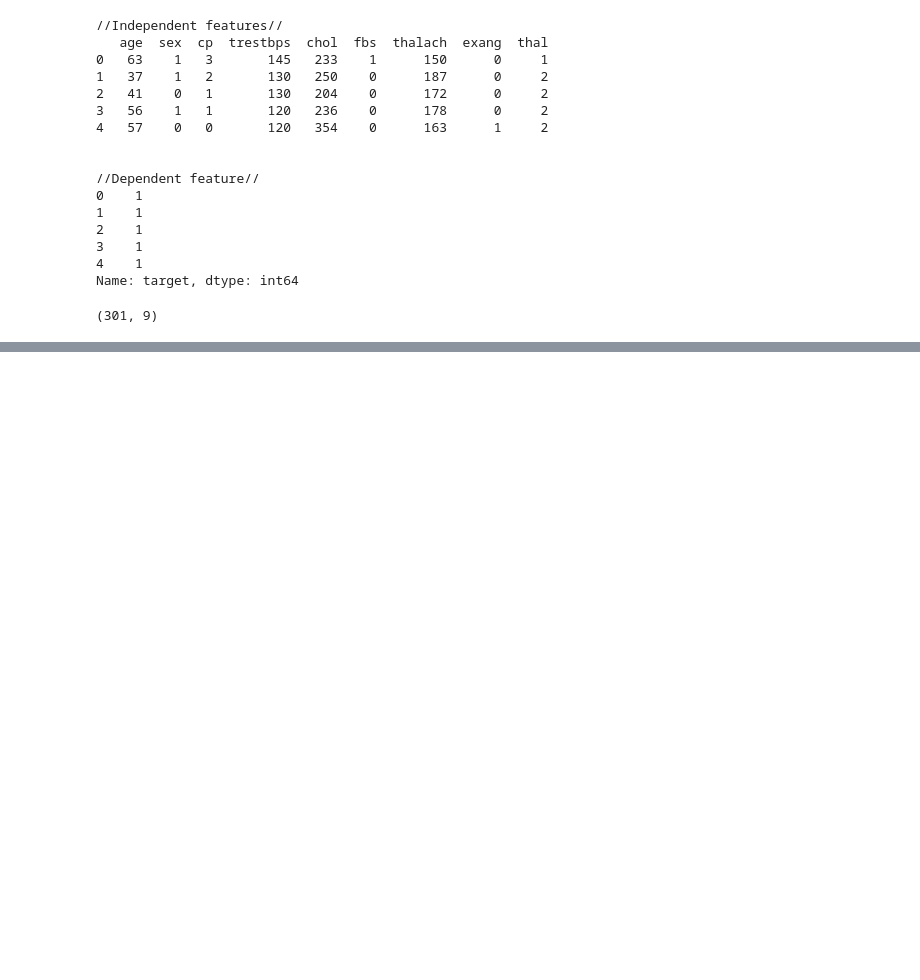
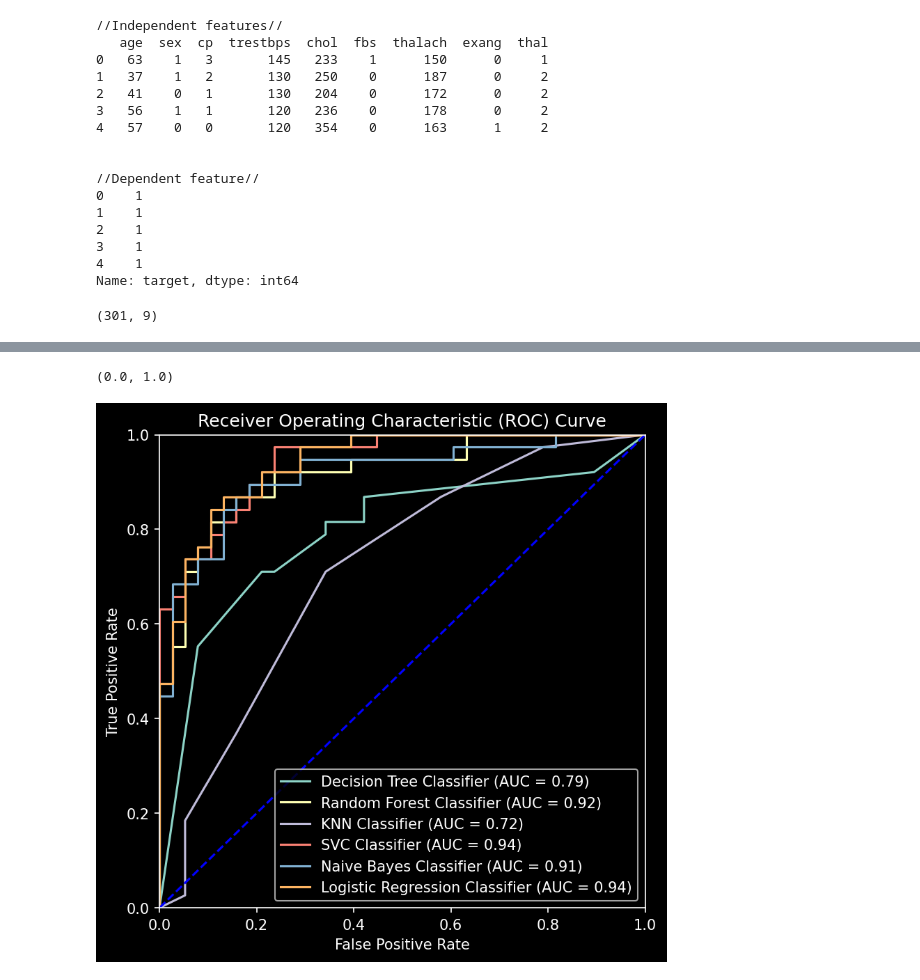
Before and after one commit to debjitpal5040/save-heart, a Jupyter notebook: Notebooks/save-heart.ipynb, the cells around one changed output, grey strips where cells are left out. Drawn from its saved outputs; the diff is of its cells as text; code cells hidden in the pictures; blank space fills up the shorter version.

```diff
--- a/Notebooks/save-heart.ipynb
+++ b/Notebooks/save-heart.ipynb
@@ -188,0 +255,4 @@ weighted avg       0.80      0.80      0.80        76
+# %%
+svc = SVC(**gridsearch_svc.best_params_)
+svc.fit(X_train, y_train)
+y_pred_svc = svc.predict(X_test)
@@ -188,0 +281,4 @@ weighted avg       0.80      0.80      0.80        76
+# %%
+nb = GaussianNB()
+nb.fit(X_train, y_train)
+y_pred_nb = nb.predict(X_test)
@@ -188,0 +307,4 @@ weighted avg       0.80      0.80      0.80        76
+# %%
+lr = LogisticRegression(max_iter=1000)
+lr.fit(X_train, y_train)
+y_pred_lr = lr.predict(X_test)
@@ -188,0 +338,35 @@ weighted avg       0.80      0.80      0.80        76
+# %%
+y_score_dt = dt.predict_proba(X_test)[:, 1]
+y_score_rf = rf.predict_proba(X_test)[:, 1]
+y_score_knn = knn.predict_proba(X_test)[:, 1]
+y_score_svc = svc.predict_proba(X_test)[:, 1]
+y_score_nb = nb.predict_proba(X_test)[:, 1]
+y_score_lr = lr.predict_proba(X_test)[:, 1]
+fpr_dt, tpr_dt, _ = roc_curve(y_test, y_score_dt)
+fpr_rf, tpr_rf, _ = roc_curve(y_test, y_score_rf)
+fpr_knn, tpr_knn, _ = roc_curve(y_test, y_score_knn)
+fpr_svc, tpr_svc, _ = roc_curve(y_test, y_score_svc)
+fpr_nb, tpr_nb, _ = roc_curve(y_test, y_score_nb)
+fpr_lr, tpr_lr, _ = roc_curve(y_test, y_score_lr)
+roc_auc_dt = auc(fpr_dt, tpr_dt)
+roc_auc_rf = auc(fpr_rf, tpr_rf)
+roc_auc_knn = auc(fpr_knn, tpr_knn)
+roc_auc_svc = auc(fpr_svc, tpr_svc)
+roc_auc_nb = auc(fpr_nb, tpr_nb)
+roc_auc_lr = auc(fpr_lr, tpr_lr)
+# %%
+fig, ax = plt.subplots(figsize=(6, 6), dpi=150)
+plt.style.use('dark_background')
+RocCurveDisplay(fpr=fpr_dt, tpr=tpr_dt, roc_auc=roc_auc_dt, estimator_name='Decision Tree Classifier').plot(ax=ax)
+RocCurveDisplay(fpr=fpr_rf, tpr=tpr_rf, roc_auc=roc_auc_rf, estimator_name='Random Forest Classifier').plot(ax=ax)
+RocCurveDisplay(fpr=fpr_knn, tpr=tpr_knn, roc_auc=roc_auc_knn, estimator_name='KNN Classifier').plot(ax=ax)
+RocCurveDisplay(fpr=fpr_svc, tpr=tpr_svc, roc_auc=roc_auc_svc, estimator_name='SVC Classifier').plot(ax=ax)
+RocCurveDisplay(fpr=fpr_nb, tpr=tpr_nb, roc_auc=roc_auc_nb, estimator_name='Naive Bayes Classifier').plot(ax=ax)
+RocCurveDisplay(fpr=fpr_lr, tpr=tpr_lr, roc_auc=roc_auc_lr, estimator_name='Logistic Regression Classifier').plot(ax=ax)
+plt.title('Receiver Operating Characteristic (ROC) Curve')
+plt.plot([0, 1], [0, 1], 'b--')
+plt.xlim([0, 1])
+plt.ylim([0, 1])
+# %% [output]
+(0.0, 1.0)
+[figure, added]
```
Also changed, not shown: parts of 24 cells of this notebook, 7 other files.
